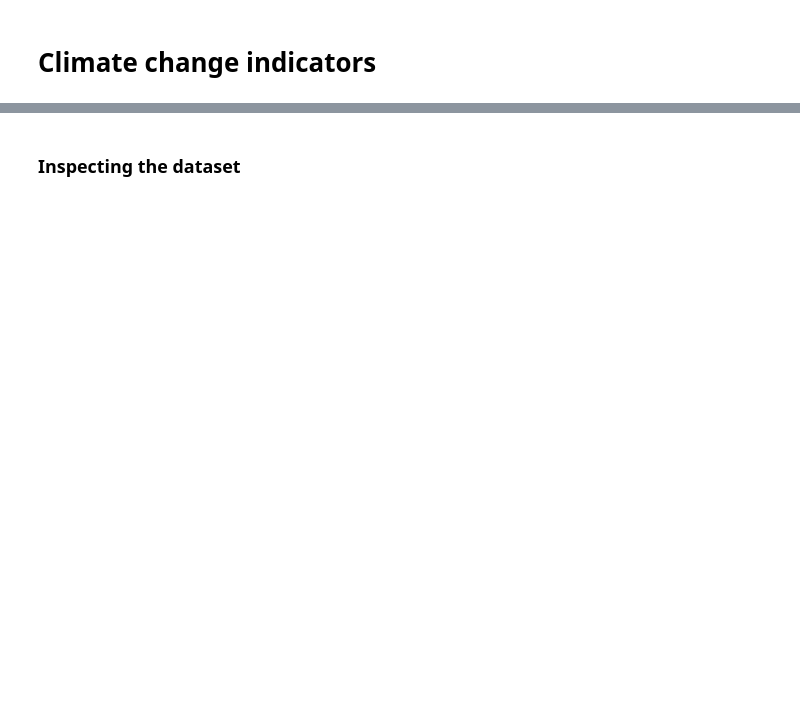
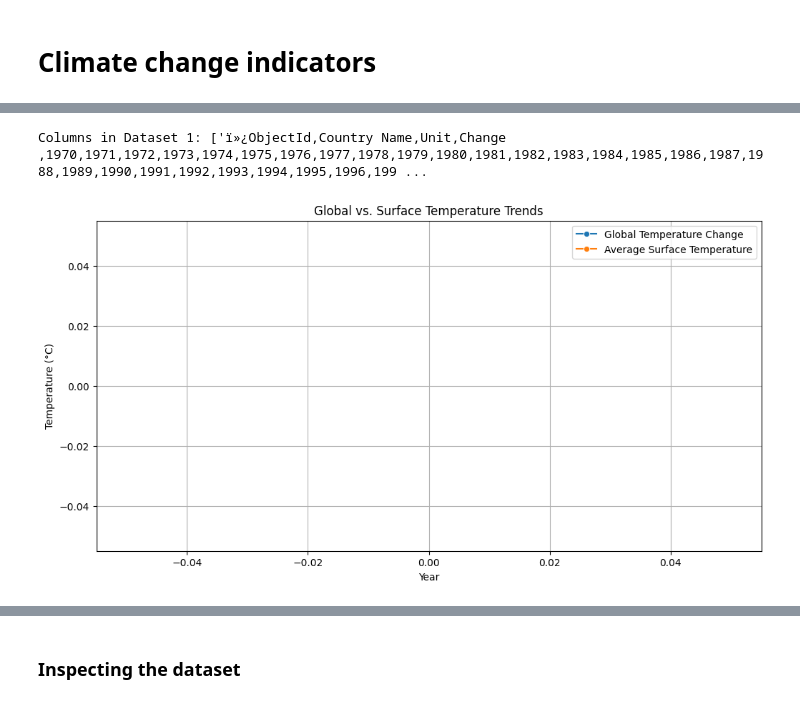
Before and after one commit to Angoye/Capstone-Project---Group-8, a Jupyter notebook: Notebooks/chris.ipynb, the cells around one changed output, grey strips where cells are left out. Cells and saved outputs as stored; diff of their text form; code cells hidden in the pictures; blank space fills up the shorter version.

```diff
--- a/Notebooks/chris.ipynb
+++ b/Notebooks/chris.ipynb
@@ -51,3 +76,66 @@ Data from 'Average Surface Temperature.csv':
 2                      11.327695
 3                      11.327695
 4                      11.327695
+# %%
+import pandas as pd
+import matplotlib.pyplot as plt
+import seaborn as sns
+
+# File paths
+file_path1 = r"C:\Users\chris.mutuku\OneDrive - Skanem AS\Desktop\CAPSTONE PROJECT\Capstone-Project---Group-8\Data\Climate Change - datasets\all countries global temperature.csv"
+file_path2 = r"C:\Users\chris.mutuku\OneDrive - Skanem AS\Desktop\CAPSTONE PROJECT\Capstone-Project---Group-8\Data\Climate Change - datasets\Average Surface Temperature.csv"
+
+# Load datasets
+df1 = pd.read_csv(file_path1, sep=';', encoding='latin1')
+df2 = pd.read_csv(file_path2, encoding='latin1')
+
+# Clean column names
+df1.columns = df1.columns.str.strip()
+df2.columns = df2.columns.str.strip()
+
+# Print column names to check for inconsistencies
+print("Columns in Dataset 1:", list(df1.columns))
+
+# Identify potential 'Change' column
+change_column = [col for col in df1.columns if 'change' in col.lower()]
+if change_column:
+    df1.rename(columns={change_column[0]: 'Change'}, inplace=True)
+
+# Convert temperature change column to numeric if exists
+if 'Change' in df1.columns:
+    df1['Change'] = pd.to_numeric(df1['Change'], errors='coerce')
+
+# Extract year columns from Dataset 1
+years_df1 = [col for col in df1.columns if col.isdigit()]
+
+df1_trends = df1[years_df1].mean(axis=0).reset_index()
+df1_trends.columns = ['Year', 'Avg_Global_Change']
+df1_trends['Year'] = pd.to_numeric(df1_trends['Year'])
+
+# Process Dataset 2
+if 'year' in df2.columns and 'Average surface temperature' in df2.columns:
+    df2_yearly = df2.groupby('year')['Average surface temperature'].mean().reset_index()
+    df2_yearly.rename(columns={'year': 'Year', 'Average surface temperature': 'Avg_Surface_Temp'}, inplace=True)
+
+    # Convert Year column to numeric
+    df2_yearly['Year'] = pd.to_numeric(df2_yearly['Year'])
+
+    # Merge both datasets
+    combined_df = pd.merge(df1_trends, df2_yearly, on='Year', how='inner')
+
+    # Plot temperature trends
+    plt.figure(figsize=(12, 6))
+    sns.lineplot(data=combined_df, x='Year', y='Avg_Global_Change', label='Global Temperature Change', marker='o')
+    sns.lineplot(data=combined_df, x='Year', y='Avg_Surface_Temp', label='Average Surface Temperature', marker='o')
+    plt.title('Global vs. Surface Temperature Trends')
+    plt.xlabel('Year')
+    plt.ylabel('Temperature (°C)')
+    plt.legend()
+    plt.grid()
+    plt.show()
+
+    # Save processed dataset
+    combined_df.to_csv('processed_climate_data.csv', index=False)
+# %% [output]
+Columns in Dataset 1: ['ï»¿ObjectId,Country Name,Unit,Change ,1970,1971,1972,1973,1974,1975,1976,1977,1978,1979,1980,1981,1982,1983,1984,1985,1986,1987,1988,1989,1990,1991,1992,1993,1994,1995,1996,199 ...
+[figure, added]
```
Also changed, not shown: parts of 17 cells of this notebook, 2 other files.
